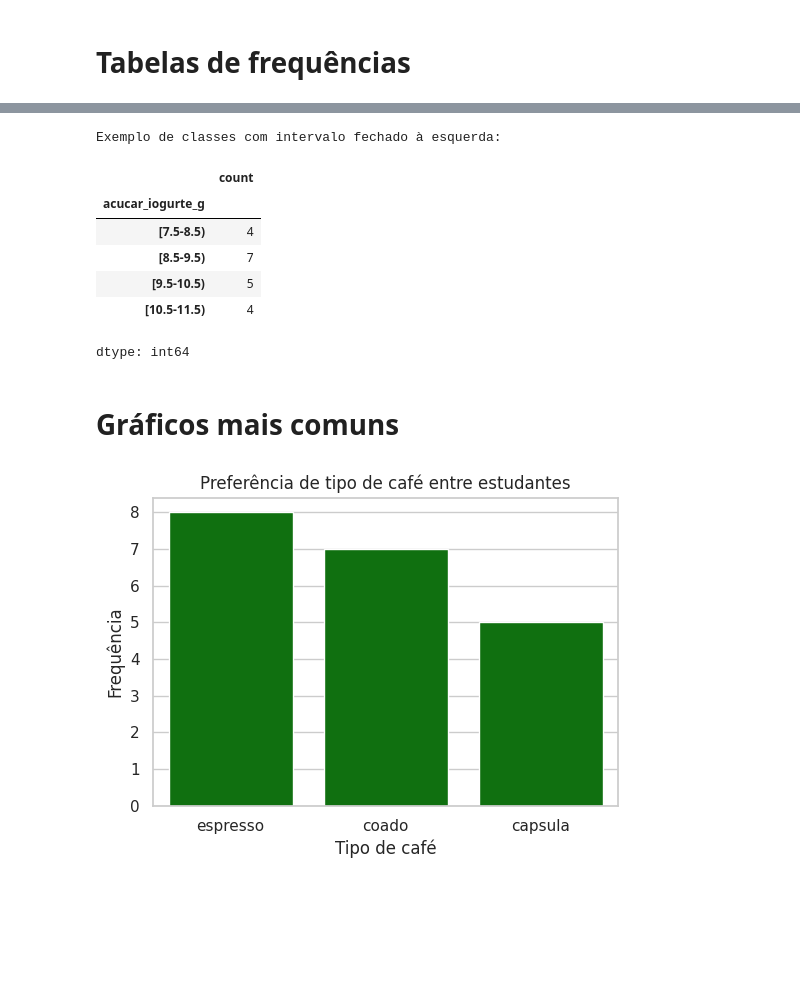
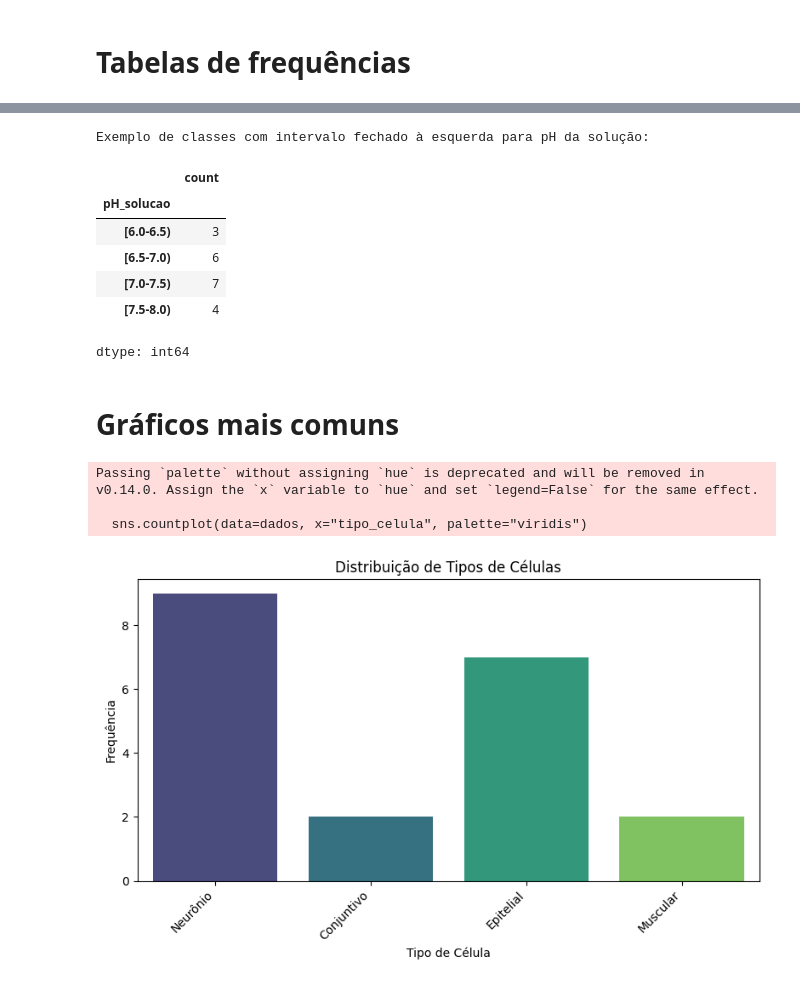
Before and after one commit to clobos/Biologia_2026, a Jupyter notebook: semana02.ipynb, the cells around one changed output, grey strips where cells are left out. Drawn from its saved outputs; the diff is of its cells as text; code cells hidden in the pictures; blank space fills up the shorter version.

```diff
--- a/semana02.ipynb
+++ b/semana02.ipynb
@@ -54,0 +13,28 @@ dados
+# %%
+import pandas as pd
+import numpy as np
+
+np.random.seed(42)
+
+dados = pd.DataFrame({
+    "id": range(1, 21),
+    "sexo": np.random.choice(["Feminino", "Masculino"], 20),
+    "tipo_celula": np.random.choice(
+        ["Neurônio", "Epitelial", "Muscular", "Conjuntivo"], 20,
+        p=[0.3, 0.3, 0.2, 0.2]
+    ),  # nominal
+    "nivel_expressao_gene": np.random.choice(
+        ["Baixo", "Médio", "Alto", "Muito Alto"], 20,
+        p=[0.2, 0.3, 0.3, 0.2]
+    ),  # ordinal
+    "numero_organelas": np.random.randint(50, 200, 20),  # discreta
+    "pH_solucao": np.round(np.random.uniform(6.0, 8.0, 20), 1)  # continua
+})
+
+dados["nivel_expressao_gene"] = pd.Categorical(
+    dados["nivel_expressao_gene"],
+    categories=["Baixo", "Médio", "Alto", "Muito Alto"],
+    ordered=True
+)
+
+dados
@@ -103,21 +120,21 @@ freq_xic
 dtype: int64
 # %%
-print('Exemplo de classes com intervalo fechado à esquerda:')
-classes_acucar_esquerda_fechada = pd.cut(dados["acucar_iogurte_g"],
-                                       bins=[7.5, 8.5, 9.5, 10.5, 11.5],
-                                       labels=["[7.5-8.5)", "[8.5-9.5)", "[9.5-10.5)", "[10.5-11.5)"],
+print('Exemplo de classes com intervalo fechado à esquerda para pH da solução:')
+classes_pH_esquerda_fechada = pd.cut(dados["pH_solucao"],
+                                       bins=[6.0, 6.5, 7.0, 7.5, 8.0], # Ajuste dos bins para pH
+                                       labels=["[6.0-6.5)", "[6.5-7.0)", "[7.0-7.5)", "[7.5-8.0)"],
                                        right=False)
 
-freq_acucar_esquerda_fechada = classes_acucar_esquerda_fechada.value_counts().sort_index()
-freq_acucar_esquerda_fechada
+freq_pH_esquerda_fechada = classes_pH_esquerda_fechada.value_counts().sort_index()
+freq_pH_esquerda_fechada
 # %% [output]
-Exemplo de classes com intervalo fechado à esquerda:
+Exemplo de classes com intervalo fechado à esquerda para pH da solução:
 |  | count |
-| acucar_iogurte_g |  |
-| [7.5-8.5) | 4 |
-| [8.5-9.5) | 7 |
-| [9.5-10.5) | 5 |
-| [10.5-11.5) | 4 |
+| pH_solucao |  |
+| [6.0-6.5) | 3 |
+| [6.5-7.0) | 6 |
+| [7.0-7.5) | 7 |
+| [7.5-8.0) | 4 |
 dtype: int64
 # %% [markdown]
 # Gráficos mais comuns
@@ -129,13 +146,20 @@ import plotly.express as px
 # Estilo mais agradável com seaborn
 sns.set(style="whitegrid")
 # %%
+import matplotlib.pyplot as plt
+import seaborn as sns
 # Usando Seaborn (recomendado para iniciantes)
-plt.figure(figsize=(6,4))
-sns.countplot(data=dados, x="preferencia_cafe", color="green")
-plt.title("Preferência de tipo de café entre estudantes")
-plt.xlabel("Tipo de café")
+plt.figure(figsize=(8,5))
+sns.countplot(data=dados, x="tipo_celula", palette="viridis")
+plt.title("Distribuição de Tipos de Células")
+plt.xlabel("Tipo de Célula")
 plt.ylabel("Frequência")
+plt.xticks(rotation=45, ha='right')
+plt.tight_layout()
 plt.show()
 # %% [output]
+Passing `palette` without assigning `hue` is deprecated and will be removed in v0.14.0. Assign the `x` variable to `hue` and set `legend=False` for the same effect.
+
+  sns.countplot(data=dados, x="tipo_celula", palette="viridis")
-[figure, old version]
+[figure, new version]
 # %%
```
Also changed, not shown: parts of 11 cells of this notebook.
